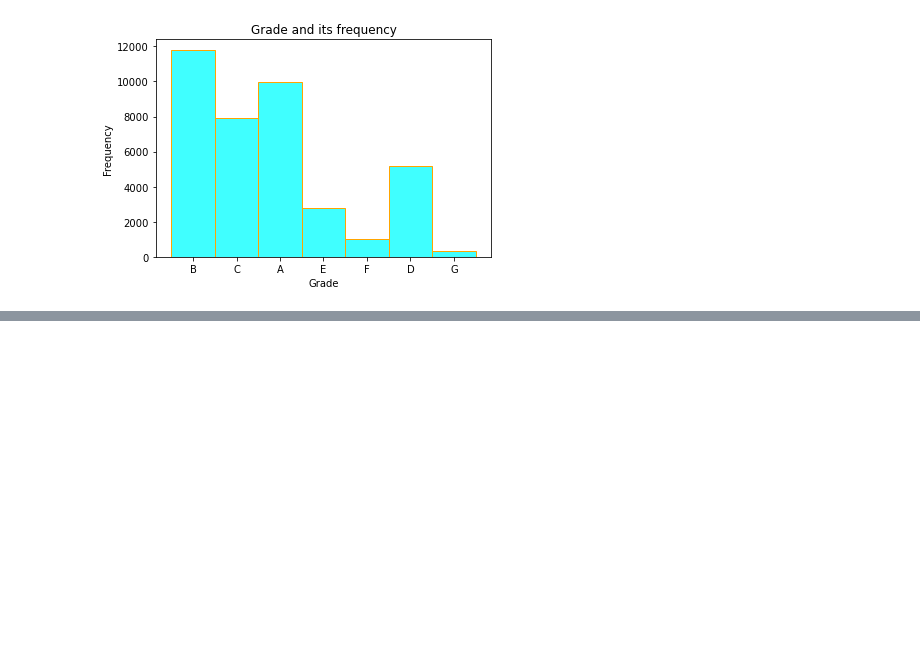
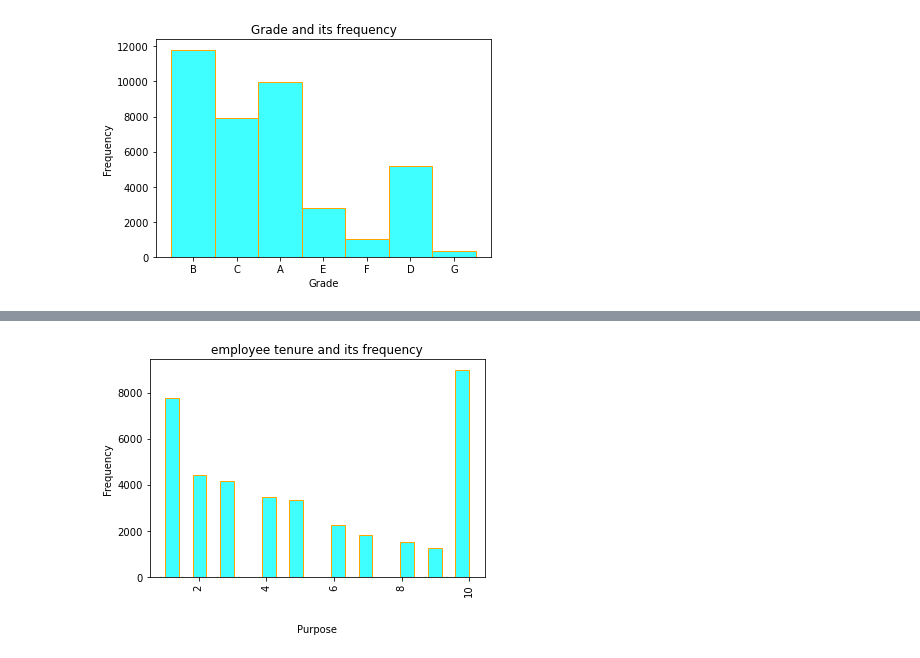
Before and after one commit to ranju1729/lending_club_case_study, a Jupyter notebook: Lending_Club_Case_Study.ipynb, the cells around one changed output, grey strips where cells are left out. Drawn from its saved outputs; the diff is of its cells as text; code cells hidden in the pictures; blank space fills up the shorter version.

```diff
--- a/Lending_Club_Case_Study.ipynb
+++ b/Lending_Club_Case_Study.ipynb
@@ -265,0 +293,10 @@ Loan grading is a classification system that involves assigning a quality score
+# %%
+# employee tenure
+sns.histplot(lending_df['emp_length'], edgecolor='Orange',color='cyan')
+plt.title('employee tenure and its frequency')
+plt.xlabel('\n\nPurpose')
+plt.xticks(rotation=90)
+plt.ylabel('Frequency')
+plt.show()
+# %% [output]
+[figure, added]
```
Also changed, not shown: parts of 15 cells of this notebook.
